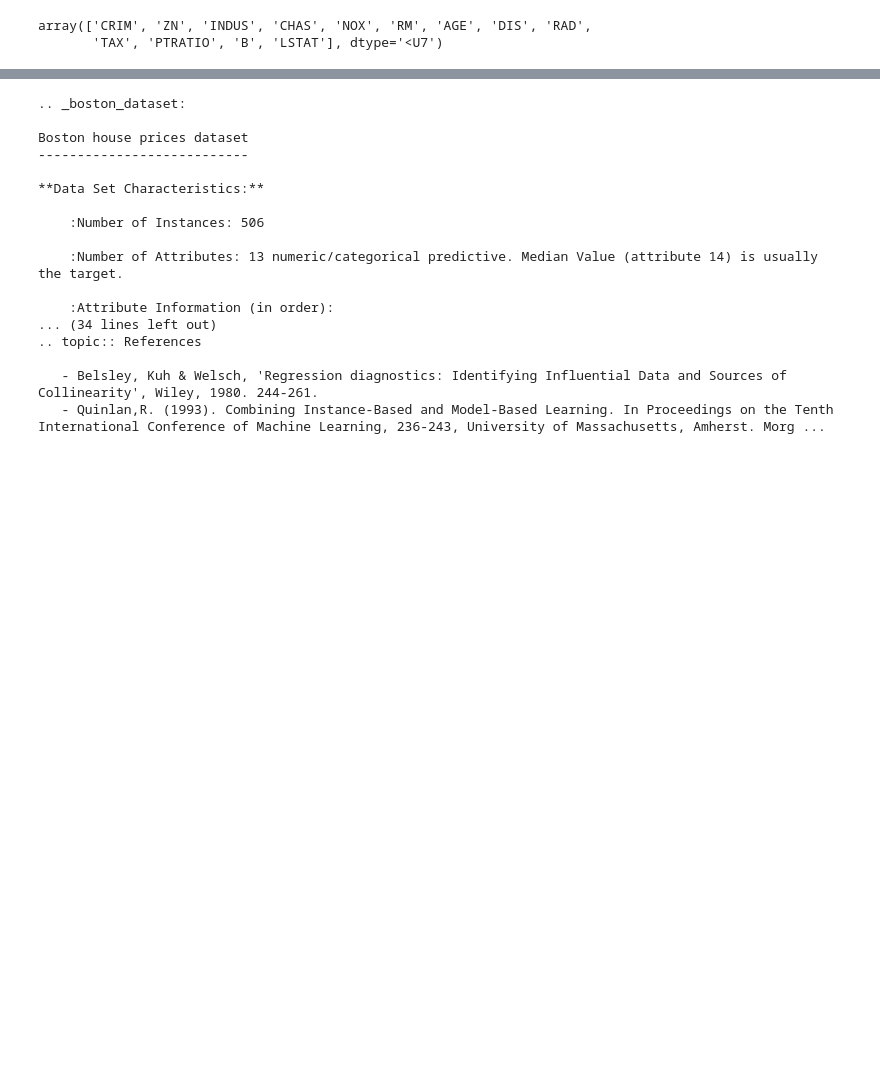
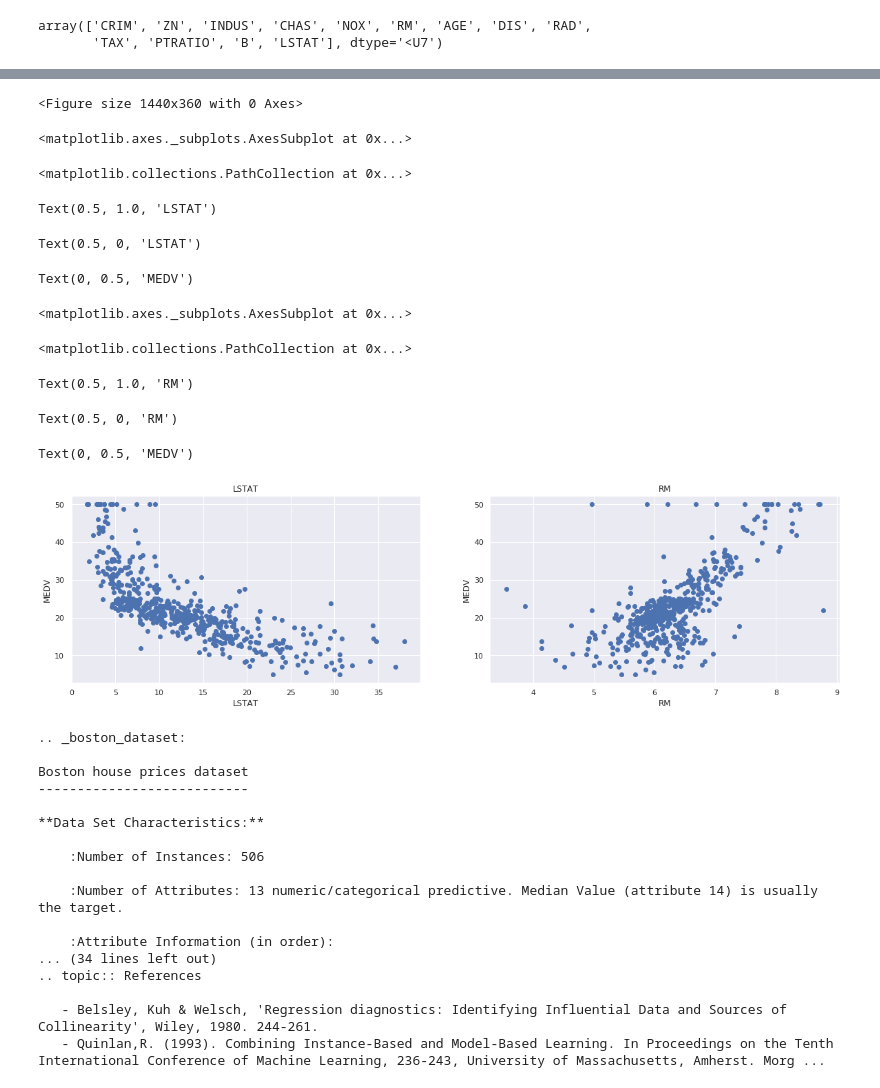
Before and after one commit to Deepikasutharshini/Project, a Jupyter notebook: linearregression.ipynb, the cells around one changed output, grey strips where cells are left out. Cells and saved outputs as stored; diff of their text form; code cells hidden in the pictures; blank space fills up the shorter version.

```diff
--- a/linearregression.ipynb
+++ b/linearregression.ipynb
@@ -21,3 +40,31 @@ array(['CRIM', 'ZN', 'INDUS', 'CHAS', 'NOX', 'RM', 'AGE', 'DIS', 'RAD',
+# %%
+
+plt.figure(figsize=(20, 5))
+
+features = ['LSTAT', 'RM']
+target = boston['MEDV']
+
+for i, col in enumerate(features):
+    plt.subplot(1, len(features) , i+1)
+    x = boston[col]
+    y = target
+    plt.scatter(x, y, marker='o')
+    plt.title(col)
+    plt.xlabel(col)
+    plt.ylabel('MEDV')
+# %% [output]
+<Figure size 1440x360 with 0 Axes>
+<matplotlib.axes._subplots.AxesSubplot at 0x...>
+<matplotlib.collections.PathCollection at 0x...>
+Text(0.5, 1.0, 'LSTAT')
+Text(0.5, 0, 'LSTAT')
+Text(0, 0.5, 'MEDV')
+<matplotlib.axes._subplots.AxesSubplot at 0x...>
+<matplotlib.collections.PathCollection at 0x...>
+Text(0.5, 1.0, 'RM')
+Text(0.5, 0, 'RM')
+Text(0, 0.5, 'MEDV')
+[figure, added]
 # %%
 print(boston.DESCR)
 boston.keys()
```
Also changed, not shown: parts of 2 cells of this notebook.
